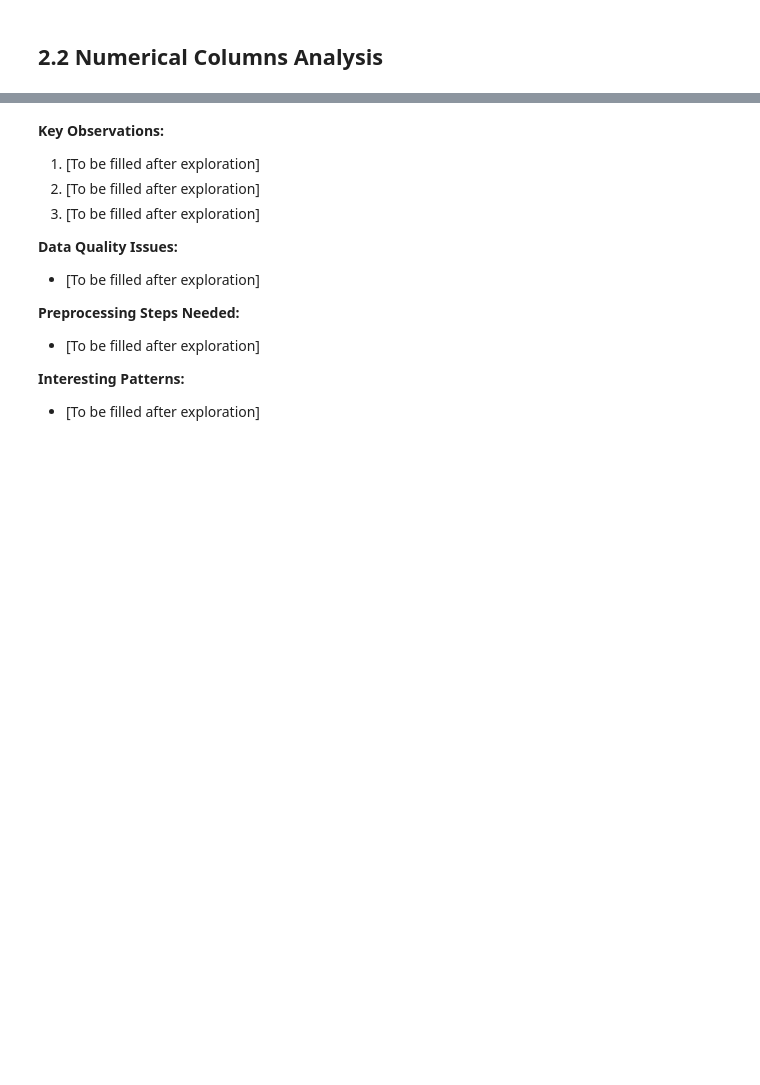
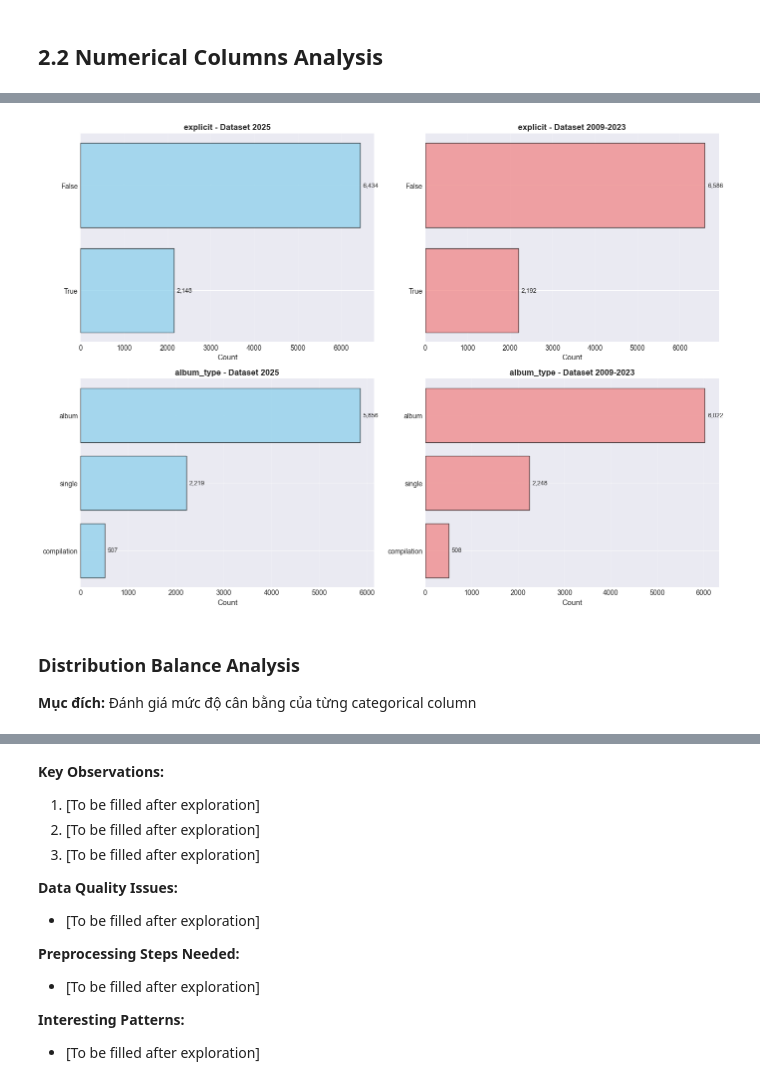
Before and after one commit to chisngyen/Spotify_Global_Music_Analysis, a Jupyter notebook: notebooks/spotify_analysis.ipynb, the cells around one changed output, grey strips where cells are left out. Drawn from its saved outputs; the diff is of its cells as text; code cells hidden in the pictures; blank space fills up the shorter version.

```diff
--- a/notebooks/spotify_analysis.ipynb
+++ b/notebooks/spotify_analysis.ipynb
@@ -168,0 +383,5 @@ print(df_2009_2023.dtypes)
+# %%
+print("DATASET 2009-2023")
+print("Current data type of each column:")
+for col in df_2009_2023.columns:
+    print(f"  {col:25} → {df_2009_2023[col].dtype}")
@@ -179,5 +853,12 @@ print(df_2009_2023.dtypes)
 # %%
-# TODO: Identify categorical columns
-# TODO: Value distribution (bar charts, count plots)
-# TODO: Check for inconsistencies
-# TODO: Identify rare categories
+# Identify categorical columns
+categorical_cols_2025 = df_2025.select_dtypes(include=['object']).columns.tolist()
+categorical_cols_2009 = df_2009_2023.select_dtypes(include=['object']).columns.tolist()
+
+print("DATASET 2025 - Categorical Columns:")
+for i, col in enumerate(categorical_cols_2025, 1):
+    print(f"  {i}. {col}")
+
+print("\nDATASET 2009-2023 - Categorical Columns:")
+for i, col in enumerate(categorical_cols_2009, 1):
+    print(f"  {i}. {col}")
@@ -183,0 +1012,54 @@ print(df_2009_2023.dtypes)
+# %%
+# Visualize distribution for key categorical columns
+import matplotlib.pyplot as plt
+
+# Focus on shorter categorical columns for visualization
+viz_cols = ['explicit', 'album_type']  # Columns with fewer unique values
+
+fig, axes = plt.subplots(len(viz_cols), 2, figsize=(14, 5*len(viz_cols)))
+
+# Ensure axes is always 2D array
+if len(viz_cols) == 1:
+    axes = axes.reshape(1, -1)
+
+for i, col in enumerate(viz_cols):
+    # Dataset 2025
+    # explicit is boolean, album_type is object - both can be visualized
+    if col in df_2025.columns:
+        top_values_2025 = df_2025[col].value_counts().head(10)
+        axes[i, 0].barh(range(len(top_values_2025)), top_values_2025.values, color='skyblue', edgecolor='black', alpha=0.7)
+        axes[i, 0].set_yticks(range(len(top_values_2025)))
+        axes[i, 0].set_yticklabels(top_values_2025.index, fontsize=10)
+        axes[i, 0].set_xlabel('Count', fontsize=11)
+        axes[i, 0].set_title(f'{col} - Dataset 2025', fontsize=12, fontweight='bold')
+        axes[i, 0].grid(alpha=0.3, axis='x')
+        axes[i, 0].invert_yaxis()  # Highest value on top
+
+        # Add count labels
+        for j, v in enumerate(top_values_2025.values):
+            axes[i, 0].text(v + max(top_values_2025.values)*0.01, j, f'{v:,}', va='center', fontsize=9)
+
+    # Dataset 2009-2023
+    # explicit is boolean, album_type is object - both can be visualized
+    if col in df_2009_2023.columns:
+        top_values_2009 = df_2009_2023[col].value_counts().head(10)
+        axes[i, 1].barh(range(len(top_values_2009)), top_values_2009.values, color='lightcoral', edgecolor='black', alpha=0.7)
+        axes[i, 1].set_yticks(range(len(top_values_2009)))
+        axes[i, 1].set_yticklabels(top_values_2009.index, fontsize=10)
+        axes[i, 1].set_xlabel('Count', fontsize=11)
+        axes[i, 1].set_title(f'{col} - Dataset 2009-2023', fontsize=12, fontweight='bold')
+        axes[i, 1].grid(alpha=0.3, axis='x')
+        axes[i, 1].invert_yaxis()  # Highest value on top
+
+        # Add count labels
+        for j, v in enumerate(top_values_2009.values):
+            axes[i, 1].text(v + max(top_values_2009.values)*0.01, j, f'{v:,}', va='center', fontsize=9)
+
+plt.tight_layout()
+plt.show()
+# %% [output]
+[figure, added]
+# %% [markdown]
+### Distribution Balance Analysis
+
+**Mục đích:** Đánh giá mức độ cân bằng của từng categorical column
```
Also changed, not shown: parts of 63 cells of this notebook.
